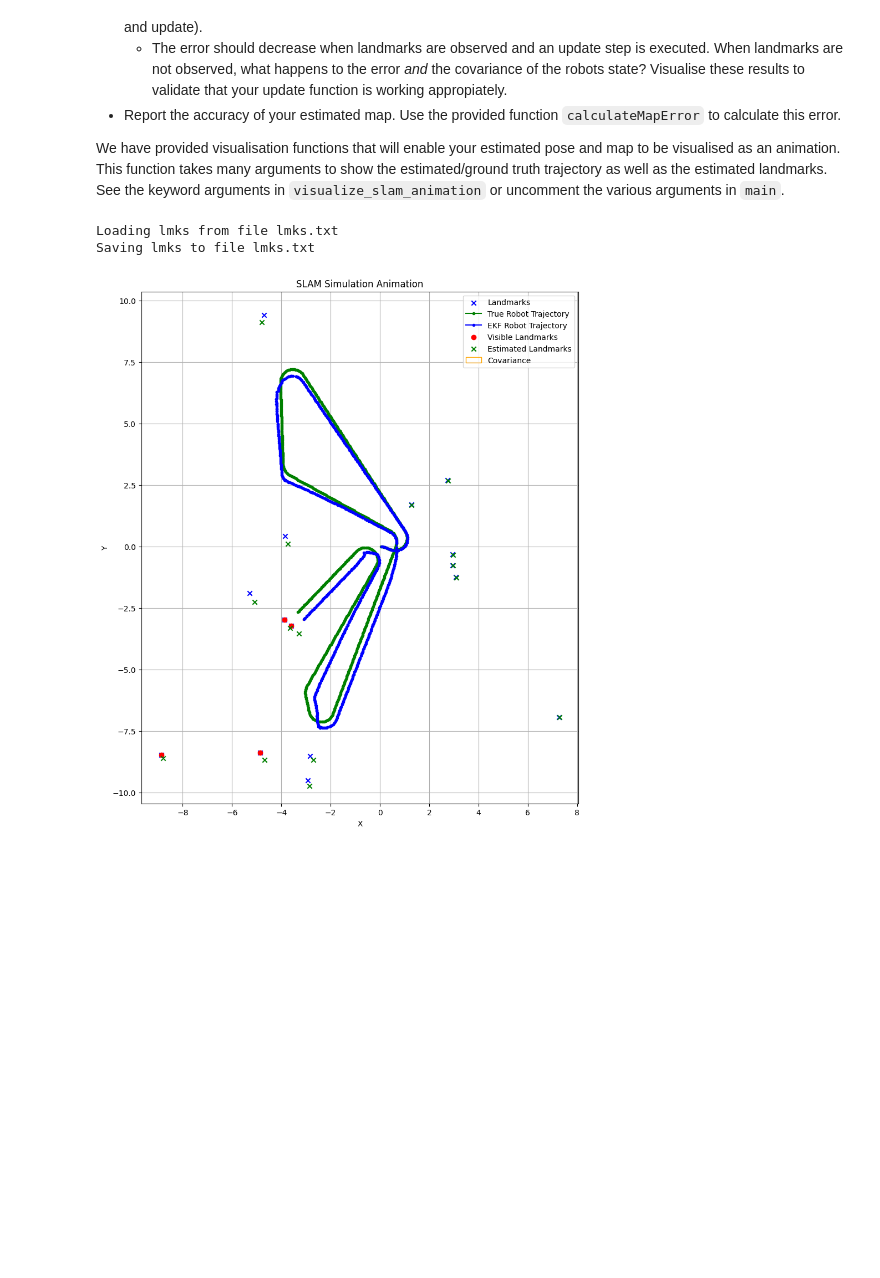
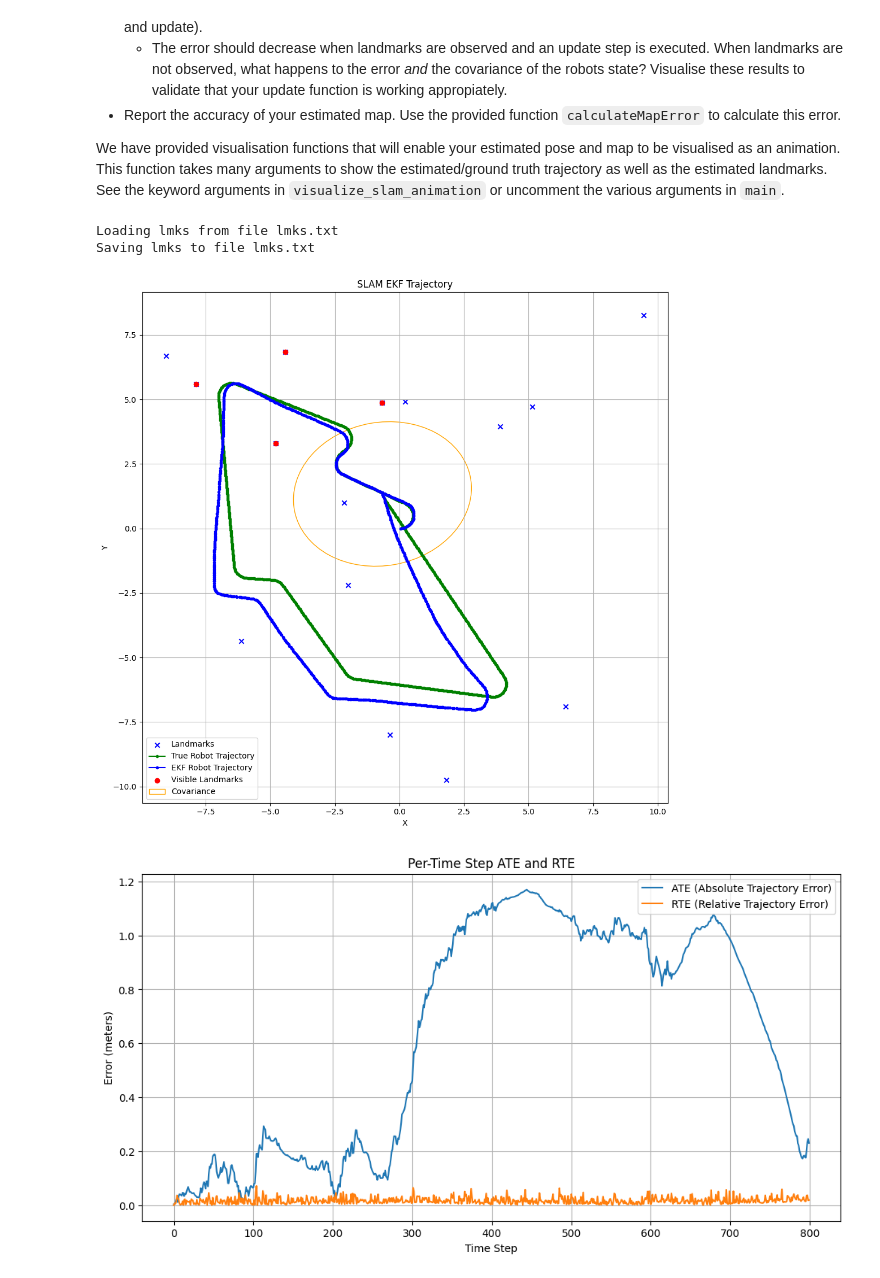
Before and after one commit to Jestin12/SegFaultExp, a Jupyter notebook: A3/P1_KalmanFilter/EKF.ipynb, the cells around one changed output. Cells and saved outputs as stored; diff of their text form; code cells hidden in the pictures; blank space fills up the shorter version.

```diff
--- a/A3/P1_KalmanFilter/EKF.ipynb
+++ b/A3/P1_KalmanFilter/EKF.ipynb
@@ -652,7 +687,7 @@ def visualize_slam_animation(fig, ax, simulation, as_animation=False, **kwargs):
 
     ax.set_xlabel('X')
     ax.set_ylabel('Y')
-    ax.set_title('SLAM Simulation Animation')
+    ax.set_title('SLAM EKF Trajectory')
     ax.grid(True)
     ax.set_aspect('equal')
 
@@ -762,6 +797,7 @@ ekf_covariance_history = []
 ekf_landmarks_history = []
 
 ate_errors = []
+rte_errors = []
 
 num_steps = 800
 ekf_update_interval = 2
@@ -770,34 +806,75 @@ for t in range(num_steps):
     control_measurement = simulation.step(t)
     true_pose = simulation.get_true_robot_pose()
     trajectory.append(true_pose)
 
     ekf.predict(control_measurement)
 
     measurements, visible = simulation.get_landmark_measurements(true_pose)
     visible_landmarks_history.append(visible)
 
-    if t % ekf_update_interval == 0:
-        ekf.update(measurements)
-    ekf_landmarks_history.append(ekf.landmarks)
+    # if t % ekf_update_interval == 0:
+    #     ekf.update(measurements)
+    # ekf_landmarks_history.append(ekf.landmarks)
 
     ekf_trajectory_history.append(ekf.pose)
     ekf_covariance_history.append(ekf.pose_covariance)
+
+    # Compute ATE
+    est_pose = ekf.pose[:2, 0]
+    true_pose_xy = true_pose[:2, 0]
+    ate_error = np.linalg.norm(est_pose - true_pose_xy)
+    ate_errors.append(ate_error)
+
+    # Compute RTE
+    if t > 0:
+        true_diff = true_pose_xy - trajectory[t-1][:2, 0]
+        est_diff = est_pose - ekf_trajectory_history[t-1][:2, 0]
+        rte_error = np.linalg.norm(true_diff - est_diff)
+        rte_errors.append(rte_error)
+    else:
+        rte_errors.append(0)
 
 
 
 fig, ax = plt.subplots(figsize=(12, 12))
 
 visualize_slam_animation(fig, ax, simulation, as_animation=False,
                                 trajectory=trajectory,
                                 visible_landmarks_history=visible_landmarks_history,
                                 ekf_trajectory_history=ekf_trajectory_history,
                                 ekf_covariance_history=ekf_covariance_history,
                                 ekf_landmarks_history= ekf_landmarks_history,
                                 ekf_predict_trajectory_history=ekf_predict_trajectory_history
                          )
 
 plt.show()
+
+time_steps = np.arange(num_steps)
+
+plt.figure(figsize=(12, 6))
+plt.plot(time_steps, ate_errors, label='ATE (Absolute Trajectory Error)')
+plt.plot(time_steps, rte_errors, label='RTE (Relative Trajectory Error)')
+plt.xlabel('Time Step')
+plt.ylabel('Error (meters)')
+plt.title('Per-Time Step ATE and RTE')
+plt.legend()
+plt.grid(True)
+plt.show()
+
+
+#Calculating error
+### ATE and RTE ###
+ate, rte, ate_rms, rte_rms = calculateAteRte(trajectory, ekf_trajectory_history)
+
+print(f"ATE RMS: {ate_rms:.4f}")
+print(f"RTE RMS: {rte_rms:.4f}")
+
+### MAP ERROR ###
+landmarks_ekf = {label: pos for label, pos in zip(ekf._landmark_index.keys(), ekf.landmarks)}
+map_error = calculateMapError(simulation, landmarks_ekf)
+print(f"Map Error: {map_error:.4f}")
 # %% [output]
 Loading lmks from file lmks.txt
 Saving lmks to file lmks.txt
-[figure, old version]
+[figure, new version]
+[figure, added]
```
Also changed, not shown: parts of 2 cells of this notebook.
